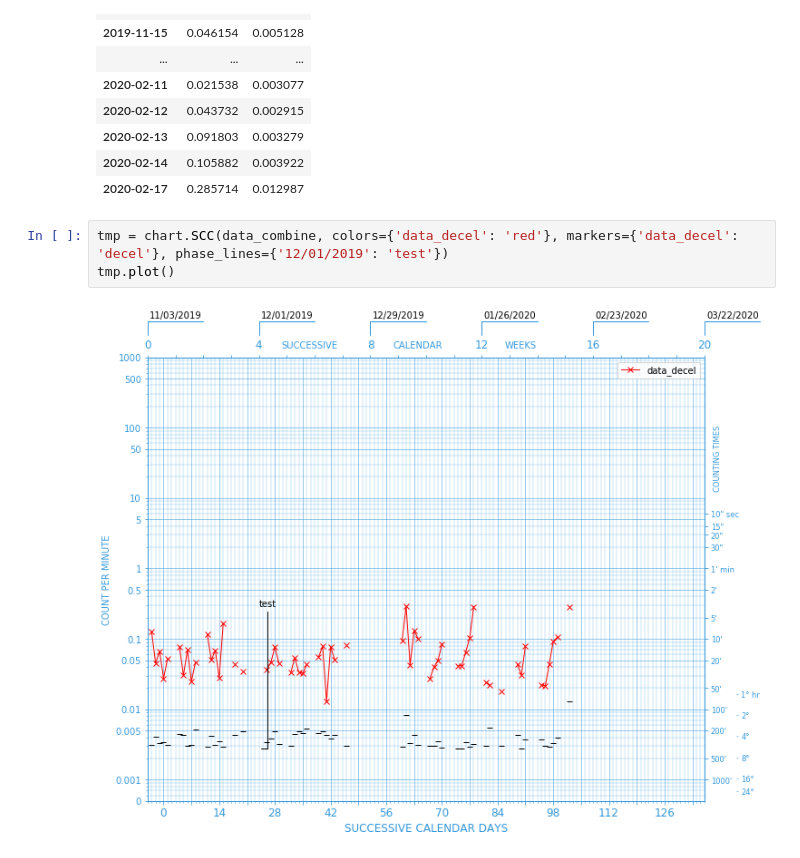
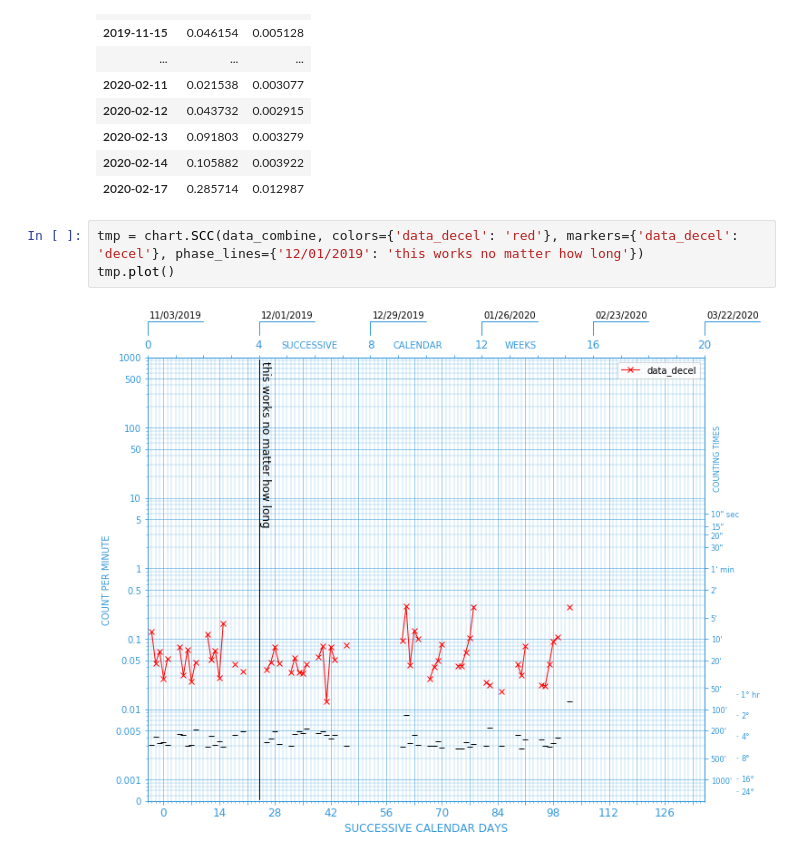
Before and after one commit to shadowgate15/pySCC, a Jupyter notebook: test_file-chart_CR_frequency.ipynb, the cells around one changed output. Saved outputs shown, nothing was run; the diff lists cells and outputs as text.

Commit message:
Add phase change lines feature

```diff
--- a/test_file-chart_CR_frequency.ipynb
+++ b/test_file-chart_CR_frequency.ipynb
@@ -74,7 +74,7 @@ data_combine
 | 2020-02-14 | 0.105882 | 0.003922 |
 | 2020-02-17 | 0.285714 | 0.012987 |
 # %%
-tmp = chart.SCC(data_combine, colors={'data_decel': 'red'}, markers={'data_decel': 'decel'}, phase_lines={'12/01/2019': 'test'})
+tmp = chart.SCC(data_combine, colors={'data_decel': 'red'}, markers={'data_decel': 'decel'}, phase_lines={'12/01/2019': 'this works no matter how long'})
 tmp.plot()
 # %% [output]
-[figure, old version]
+[figure, new version]
```
Also changed, not shown: 1 other file.
